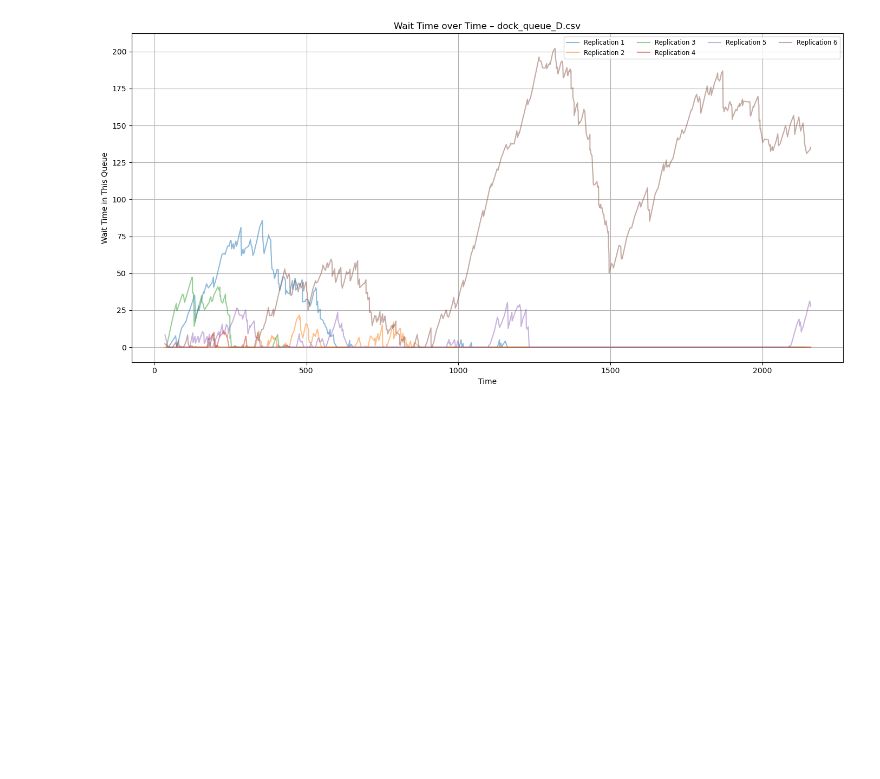
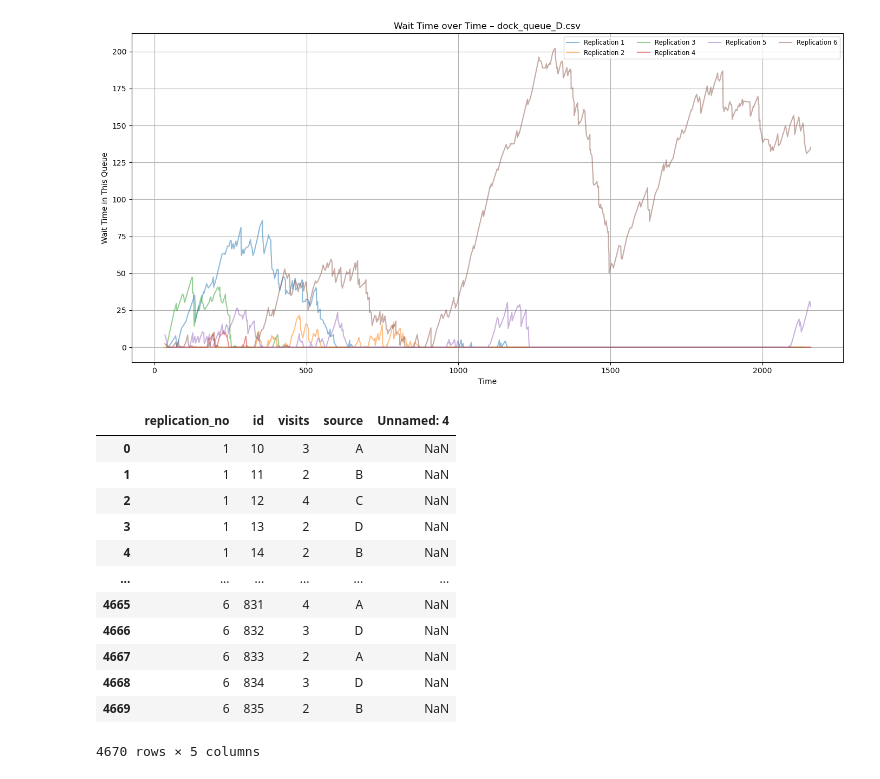
Before and after one commit to Ezio99/CS5233_Simulation, a Jupyter notebook: Assignment2/Analysis Scripts/AnalysisScript.ipynb, the cells around one changed output. Cells and saved outputs as stored; diff of their text form; code cells hidden in the pictures; blank space fills up the shorter version.

```diff
--- a/Assignment2/Analysis Scripts/WarmUpAnalysis/WarmUpAnalysisScript.ipynb
+++ b/Assignment2/Analysis Scripts/AnalysisScript.ipynb
@@ -51,3 +51,20 @@ for file_name in csv_files:
 [figure]
 [figure]
 [figure]
+# %%
+visits_df = pd.read_csv(os.path.join(folder_path, "visits.csv"))
+visits_df
+# %% [output]
+|  | replication_no | id | visits | source | Unnamed: 4 |
+| 0 | 1 | 10 | 3 | A | NaN |
+| 1 | 1 | 11 | 2 | B | NaN |
+| 2 | 1 | 12 | 4 | C | NaN |
+| 3 | 1 | 13 | 2 | D | NaN |
+| 4 | 1 | 14 | 2 | B | NaN |
+| ... | ... | ... | ... | ... | ... |
+| 4665 | 6 | 831 | 4 | A | NaN |
+| 4666 | 6 | 832 | 3 | D | NaN |
+| 4667 | 6 | 833 | 2 | A | NaN |
+| 4668 | 6 | 834 | 3 | D | NaN |
+| 4669 | 6 | 835 | 2 | B | NaN |
+4670 rows × 5 columns
```
Also changed, not shown: parts of 5 cells of this notebook, 11 other files.
